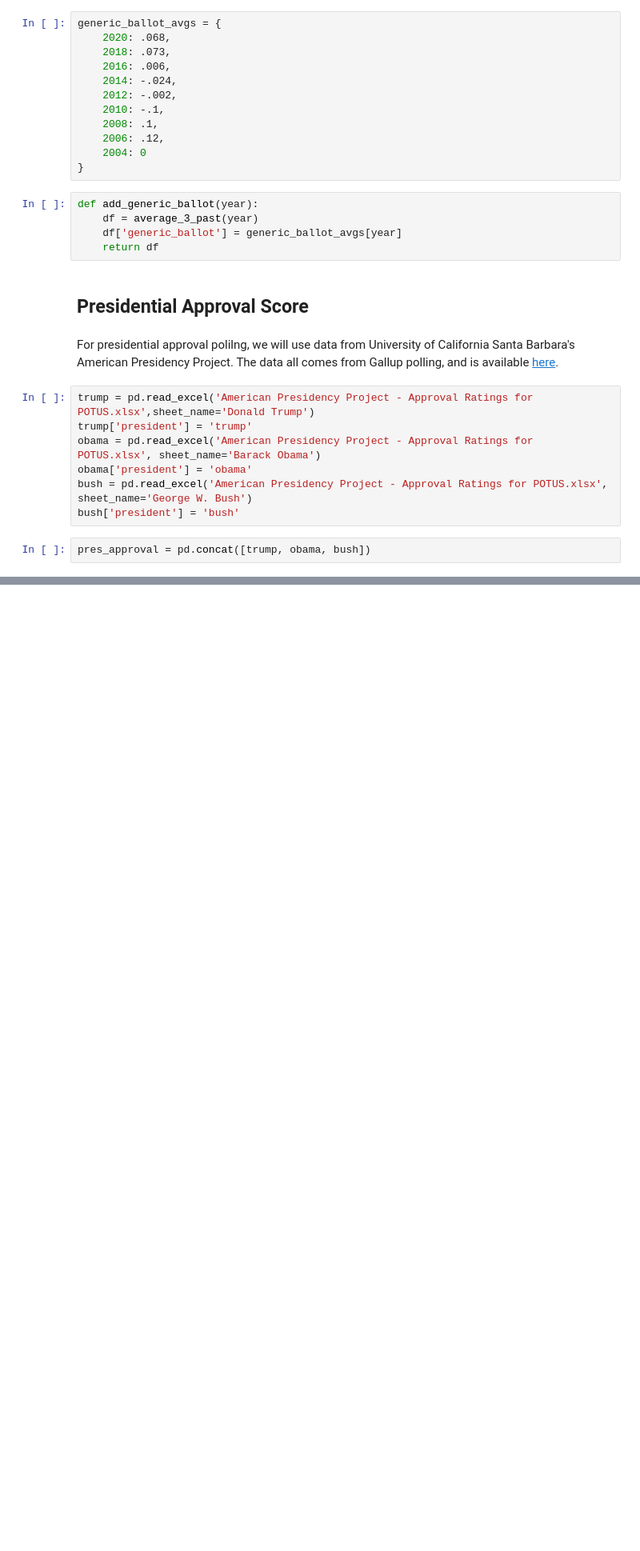
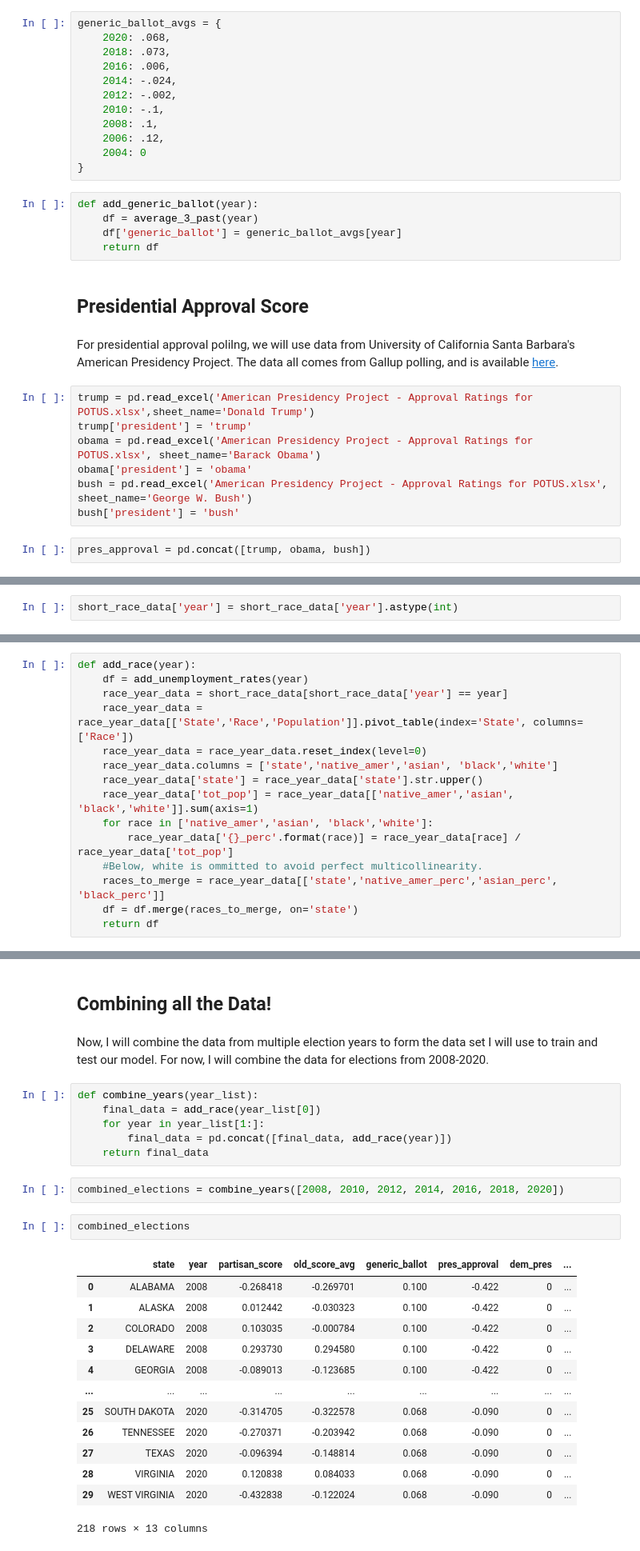
Before and after one commit to leobruell/elections-2022-project, a Jupyter notebook: data-cleaning.ipynb, the cells around one changed output, grey strips where cells are left out. Shown at 80% size. Drawn from its saved outputs; the diff is of its cells as text; blank space fills up the shorter version.

```diff
--- a/data-cleaning.ipynb
+++ b/data-cleaning.ipynb
@@ -149,0 +304,2 @@ pres_approval
+# %%
+short_race_data['year'] = short_race_data['year'].astype(int)
@@ -149,0 +315,15 @@ pres_approval
+# %%
+def add_race(year):
+    df = add_unemployment_rates(year)
+    race_year_data = short_race_data[short_race_data['year'] == year]
+    race_year_data = race_year_data[['State','Race','Population']].pivot_table(index='State', columns=['Race'])
+    race_year_data = race_year_data.reset_index(level=0)
+    race_year_data.columns = ['state','native_amer','asian', 'black','white']
+    race_year_data['state'] = race_year_data['state'].str.upper()
+    race_year_data['tot_pop'] = race_year_data[['native_amer','asian', 'black','white']].sum(axis=1)
+    for race in ['native_amer','asian', 'black','white']:
+        race_year_data['{}_perc'.format(race)] = race_year_data[race] / race_year_data['tot_pop']
+    #Below, white is ommitted to avoid perfect multicollinearity.
+    races_to_merge = race_year_data[['state','native_amer_perc','asian_perc', 'black_perc']]
+    df = df.merge(races_to_merge, on='state')
+    return df
@@ -149,0 +339,28 @@ pres_approval
+# %% [markdown]
+## Combining all the Data!
+# %% [markdown]
+Now, I will combine the data from multiple election years to form the data set I will use to train and test our model. For now, I will combine the data for elections from 2008-2020.
+# %%
+def combine_years(year_list):
+    final_data = add_race(year_list[0])
+    for year in year_list[1:]:
+        final_data = pd.concat([final_data, add_race(year)])
+    return final_data
+# %%
+combined_elections = combine_years([2008, 2010, 2012, 2014, 2016, 2018, 2020])
+# %%
+combined_elections
+# %% [output]
+|  | state | year | partisan_score | old_score_avg | generic_ballot | pres_approval | dem_pres | ... |
+| 0 | ALABAMA | 2008 | -0.268418 | -0.269701 | 0.100 | -0.422 | 0 | ... |
+| 1 | ALASKA | 2008 | 0.012442 | -0.030323 | 0.100 | -0.422 | 0 | ... |
+| 2 | COLORADO | 2008 | 0.103035 | -0.000784 | 0.100 | -0.422 | 0 | ... |
+| 3 | DELAWARE | 2008 | 0.293730 | 0.294580 | 0.100 | -0.422 | 0 | ... |
+| 4 | GEORGIA | 2008 | -0.089013 | -0.123685 | 0.100 | -0.422 | 0 | ... |
+| ... | ... | ... | ... | ... | ... | ... | ... | ... |
+| 25 | SOUTH DAKOTA | 2020 | -0.314705 | -0.322578 | 0.068 | -0.090 | 0 | ... |
+| 26 | TENNESSEE | 2020 | -0.270371 | -0.203942 | 0.068 | -0.090 | 0 | ... |
+| 27 | TEXAS | 2020 | -0.096394 | -0.148814 | 0.068 | -0.090 | 0 | ... |
+| 28 | VIRGINIA | 2020 | 0.120838 | 0.084033 | 0.068 | -0.090 | 0 | ... |
+| 29 | WEST VIRGINIA | 2020 | -0.432838 | -0.122024 | 0.068 | -0.090 | 0 | ... |
+218 rows × 13 columns
```
Also changed, not shown: parts of 29 cells of this notebook.
